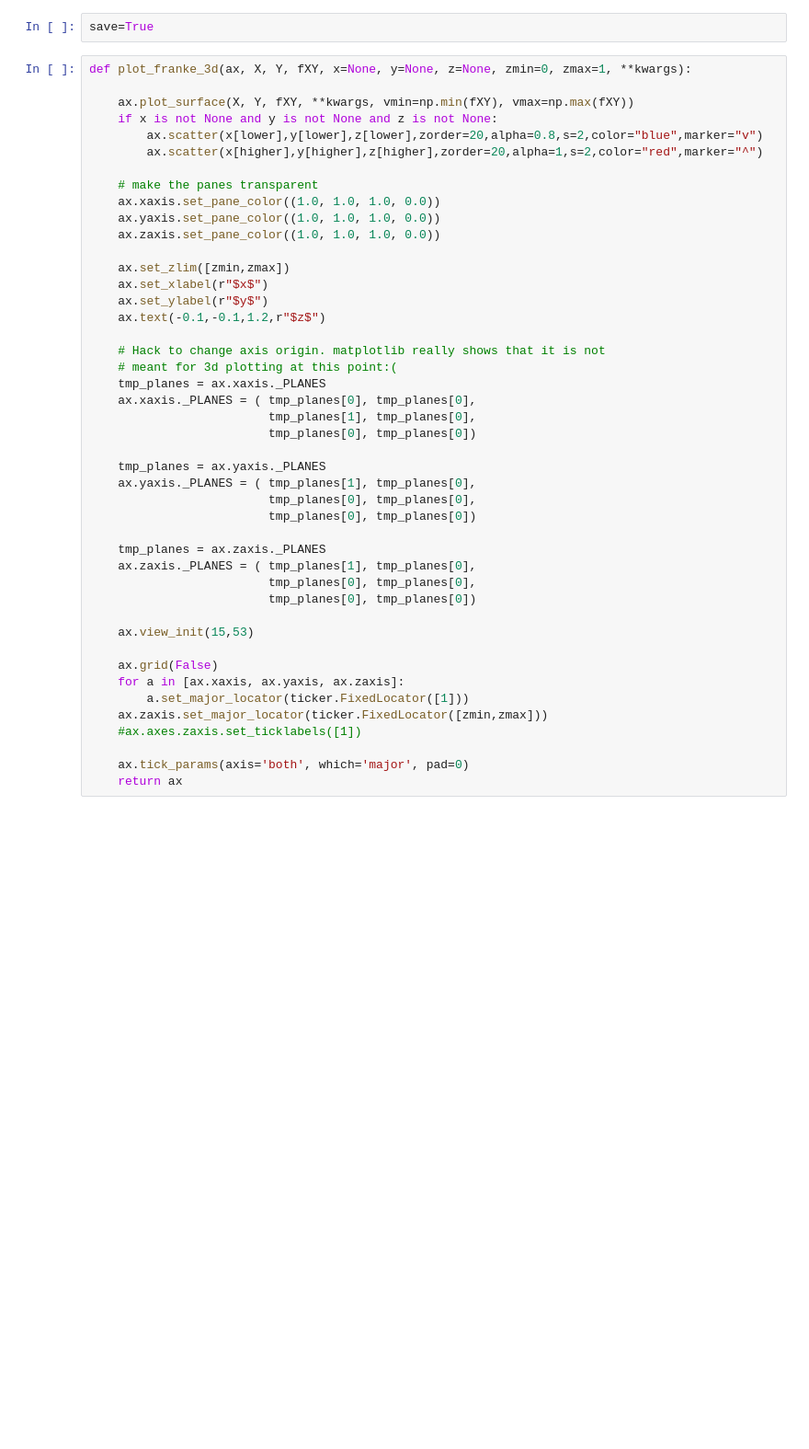
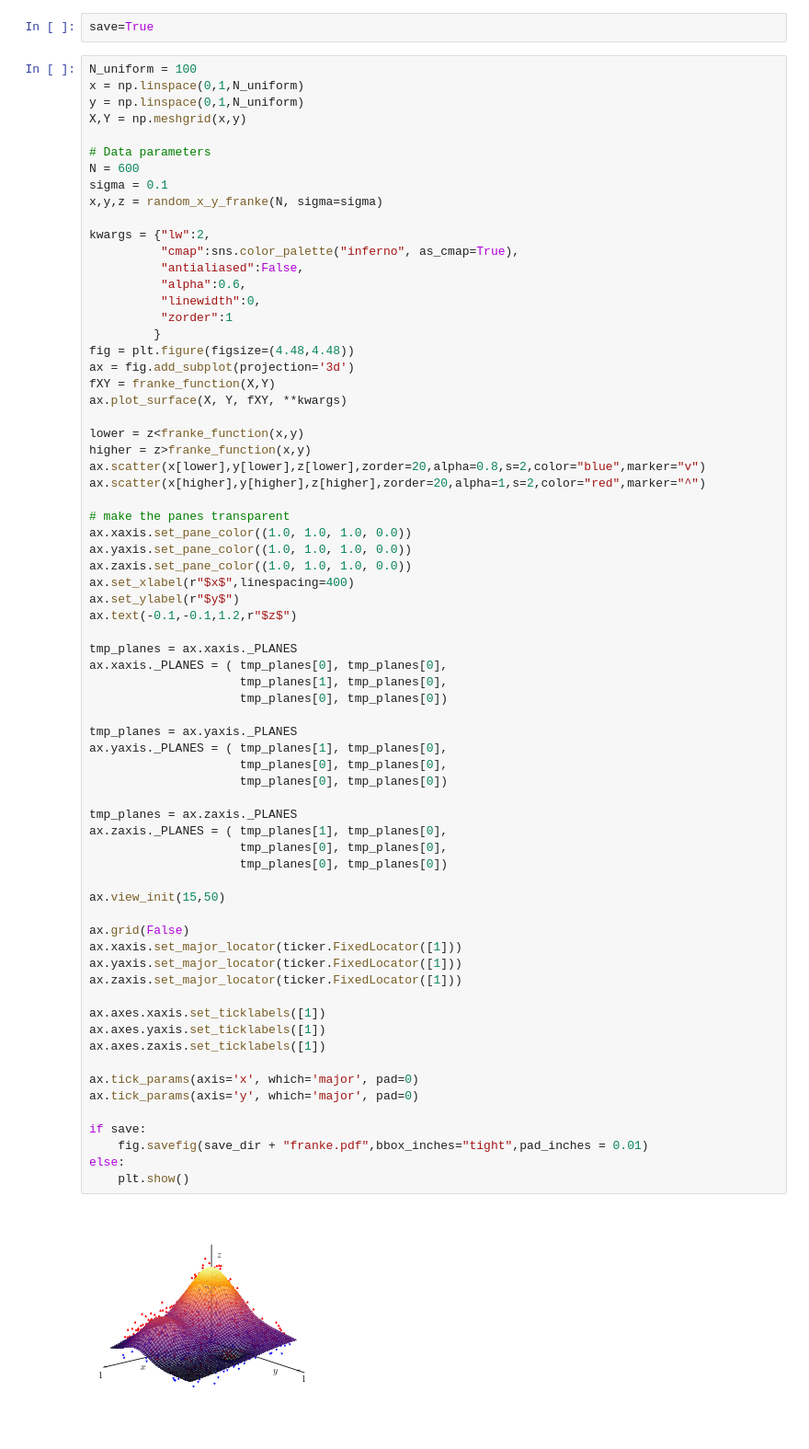
Before and after one commit to timzimm/CompSci, a Jupyter notebook: 01_regression_resampling/src/00_miscellaneous.ipynb, the cells around one changed output. Shown at 92% size. Cells and saved outputs as stored; diff of their text form; blank space fills up the shorter version.

```diff
--- a/01_regression_resampling/src/00_miscellaneous.ipynb
+++ b/01_regression_resampling/src/00_miscellaneous.ipynb
@@ -27,47 +23,73 @@ The autoreload extension is already loaded. To reload it, use:
 # %%
 save=True
 # %%
-def plot_franke_3d(ax, X, Y, fXY, x=None, y=None, z=None, zmin=0, zmax=1, **kwargs):
+N_uniform = 100
+x = np.linspace(0,1,N_uniform)
+y = np.linspace(0,1,N_uniform)
+X,Y = np.meshgrid(x,y)
 
-    ax.plot_surface(X, Y, fXY, **kwargs, vmin=np.min(fXY), vmax=np.max(fXY))
-    if x is not None and y is not None and z is not None:
-        ax.scatter(x[lower],y[lower],z[lower],zorder=20,alpha=0.8,s=2,color="blue",marker="v")
-        ax.scatter(x[higher],y[higher],z[higher],zorder=20,alpha=1,s=2,color="red",marker="^")
+# Data parameters
+N = 600
+sigma = 0.1
+x,y,z = random_x_y_franke(N, sigma=sigma)
 
-    # make the panes transparent
-    ax.xaxis.set_pane_color((1.0, 1.0, 1.0, 0.0))
-    ax.yaxis.set_pane_color((1.0, 1.0, 1.0, 0.0))
-    ax.zaxis.set_pane_color((1.0, 1.0, 1.0, 0.0))
+kwargs = {"lw":2,
+          "cmap":sns.color_palette("inferno", as_cmap=True),
+          "antialiased":False,
+          "alpha":0.6,
+          "linewidth":0,
+          "zorder":1
+         }
+fig = plt.figure(figsize=(4.48,4.48))
+ax = fig.add_subplot(projection='3d')
+fXY = franke_function(X,Y)
+ax.plot_surface(X, Y, fXY, **kwargs)
 
-    ax.set_zlim([zmin,zmax])
-    ax.set_xlabel(r"$x$")
-    ax.set_ylabel(r"$y$")
-    ax.text(-0.1,-0.1,1.2,r"$z$")
+lower = z<franke_function(x,y)
+higher = z>franke_function(x,y)
+ax.scatter(x[lower],y[lower],z[lower],zorder=20,alpha=0.8,s=2,color="blue",marker="v")
+ax.scatter(x[higher],y[higher],z[higher],zorder=20,alpha=1,s=2,color="red",marker="^")
 
-    # Hack to change axis origin. matplotlib really shows that it is not
-    # meant for 3d plotting at this point:(
-    tmp_planes = ax.xaxis._PLANES
-    ax.xaxis._PLANES = ( tmp_planes[0], tmp_planes[0],
-                         tmp_planes[1], tmp_planes[0],
-                         tmp_planes[0], tmp_planes[0])
+# make the panes transparent
+ax.xaxis.set_pane_color((1.0, 1.0, 1.0, 0.0))
+ax.yaxis.set_pane_color((1.0, 1.0, 1.0, 0.0))
+ax.zaxis.set_pane_color((1.0, 1.0, 1.0, 0.0))
+ax.set_xlabel(r"$x$",linespacing=400)
+ax.set_ylabel(r"$y$")
+ax.text(-0.1,-0.1,1.2,r"$z$")
 
-    tmp_planes = ax.yaxis._PLANES
-    ax.yaxis._PLANES = ( tmp_planes[1], tmp_planes[0],
-                         tmp_planes[0], tmp_planes[0],
-                         tmp_planes[0], tmp_planes[0])
+tmp_planes = ax.xaxis._PLANES
+ax.xaxis._PLANES = ( tmp_planes[0], tmp_planes[0],
+                     tmp_planes[1], tmp_planes[0],
+                     tmp_planes[0], tmp_planes[0])
 
-    tmp_planes = ax.zaxis._PLANES
-    ax.zaxis._PLANES = ( tmp_planes[1], tmp_planes[0],
-                         tmp_planes[0], tmp_planes[0],
-                         tmp_planes[0], tmp_planes[0])
+tmp_planes = ax.yaxis._PLANES
+ax.yaxis._PLANES = ( tmp_planes[1], tmp_planes[0],
+                     tmp_planes[0], tmp_planes[0],
+                     tmp_planes[0], tmp_planes[0])
 
-    ax.view_init(15,53)
+tmp_planes = ax.zaxis._PLANES
+ax.zaxis._PLANES = ( tmp_planes[1], tmp_planes[0],
+                     tmp_planes[0], tmp_planes[0],
+                     tmp_planes[0], tmp_planes[0])
 
-    ax.grid(False)
-    for a in [ax.xaxis, ax.yaxis, ax.zaxis]:
-        a.set_major_locator(ticker.FixedLocator([1]))
-    ax.zaxis.set_major_locator(ticker.FixedLocator([zmin,zmax]))
-    #ax.axes.zaxis.set_ticklabels([1])
+ax.view_init(15,50)
 
-    ax.tick_params(axis='both', which='major', pad=0)
-    return ax
+ax.grid(False)
+ax.xaxis.set_major_locator(ticker.FixedLocator([1]))
+ax.yaxis.set_major_locator(ticker.FixedLocator([1]))
+ax.zaxis.set_major_locator(ticker.FixedLocator([1]))
+
+ax.axes.xaxis.set_ticklabels([1])
+ax.axes.yaxis.set_ticklabels([1])
+ax.axes.zaxis.set_ticklabels([1])
+
+ax.tick_params(axis='x', which='major', pad=0)
+ax.tick_params(axis='y', which='major', pad=0)
+
+if save:
+    fig.savefig(save_dir + "franke.pdf",bbox_inches="tight",pad_inches = 0.01)
+else:
+    plt.show()
+# %% [output]
+[figure, added]
```
Also changed, not shown: parts of 3 cells of this notebook, 5 other files.
